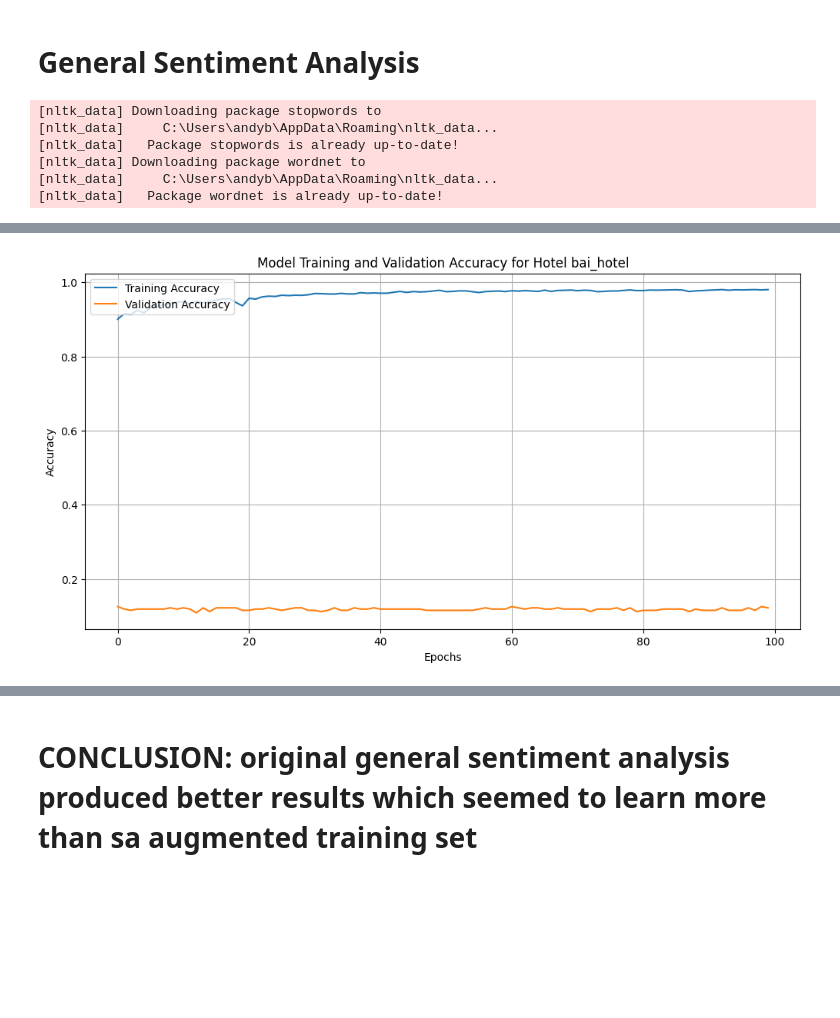
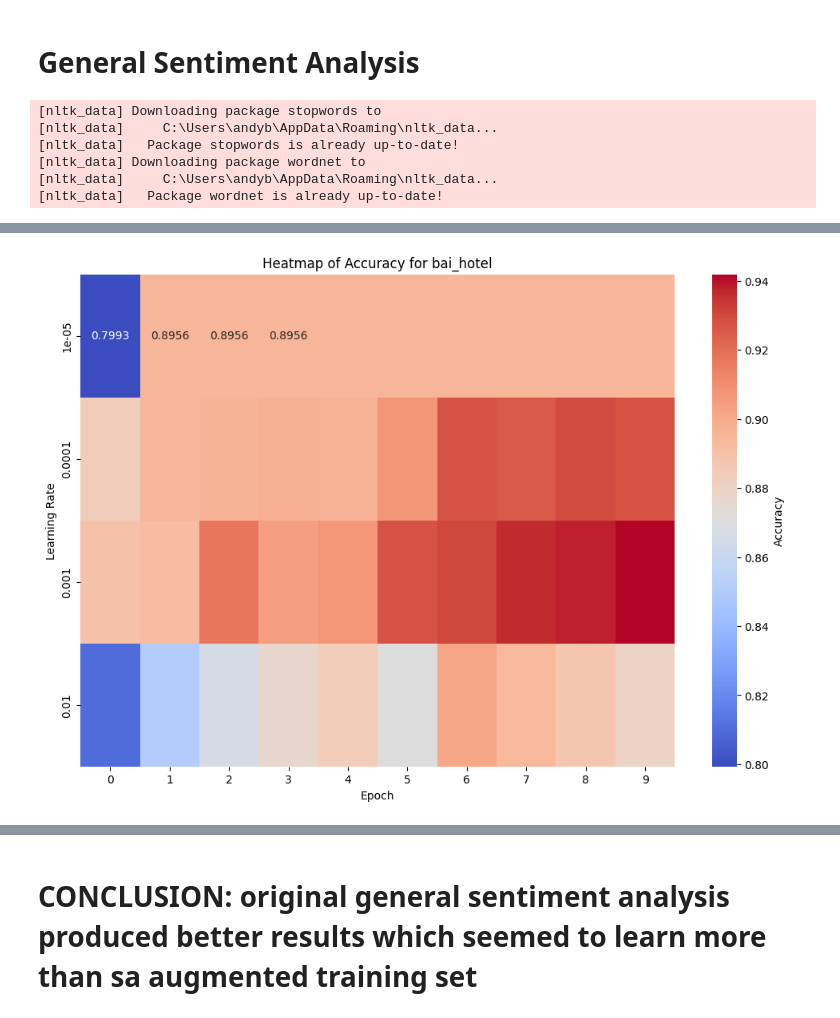
Before and after one commit to sanashii/pointview, a Jupyter notebook: MODEL EXPERIMENTS/data_augmentation.ipynb, the cells around one changed output, grey strips where cells are left out. Saved outputs shown, nothing was run; the diff lists cells and outputs as text; code cells hidden in the pictures; blank space fills up the shorter version.

Commit message:
general SA with heatmap illustrations

```diff
--- a/MODEL EXPERIMENTS/data_augmentation.ipynb
+++ b/MODEL EXPERIMENTS/data_augmentation.ipynb
@@ -685,6 +682,7 @@ from tensorflow.keras.preprocessing.text import Tokenizer
 from tensorflow.keras.preprocessing.sequence import pad_sequences
 from tensorflow.keras.layers import Input, Embedding, Conv1D, MaxPooling1D, LSTM, Bidirectional, Dense, Flatten, Dropout
 from tensorflow.keras.models import Model
+from tensorflow.keras.optimizers import Adam
 from sklearn.model_selection import train_test_split
 from sklearn.preprocessing import MinMaxScaler
 from sklearn.metrics import confusion_matrix, classification_report, mean_squared_error
@@ -702,7 +700,7 @@ VOCAB_SIZE = 10000
 EMBEDDING_DIM = 100
 MAX_SEQUENCE_LENGTH = 200
 BATCH_SIZE = 32
-EPOCHS = 100
+EPOCHS = 10
 
 # Initialize lemmatizer and stopwords
 lemmatizer = WordNetLemmatizer()
@@ -730,7 +728,7 @@ def load_data(hotel_name):
         return None
 
 # Train and evaluate the model for a single hotel
-def train_and_evaluate_model(x_train, x_test, y_train, y_test, label):
+def train_and_evaluate_model_with_heatmap(x_train, x_test, y_train, y_test, label, learning_rate):
     try:
         input_text = Input(shape=(MAX_SEQUENCE_LENGTH,))
         embedding = Embedding(VOCAB_SIZE, EMBEDDING_DIM, input_length=MAX_SEQUENCE_LENGTH)(input_text)
@@ -742,83 +740,64 @@ def train_and_evaluate_model(x_train, x_test, y_train, y_test, label):
         output = Dense(1, activation='sigmoid')(flat)
         model = Model(inputs=input_text, outputs=output)
 
-        model.compile(optimizer='adam', loss='binary_crossentropy', metrics=['accuracy'])
+        # Use the specified learning rate
+        optimizer = Adam(learning_rate=learning_rate)
+        model.compile(optimizer=optimizer, loss='binary_crossentropy', metrics=['accuracy'])
 
-        print(f"\n\n\nTraining the CNN-biLSTM model for {label}...")
+        print(f"\n\n\nTraining the CNN-biLSTM model for {label} with learning rate {learning_rate}...")
 
         # Calculate class weights
         class_weights = {0: len(y_train) / (2 * np.bincount(y_train == 0)[0]),
                         1: len(y_train) / (2 * np.bincount(y_train == 1)[1])}
 
         # Train the model with class weights
-        history = model.fit(x_train, y_train, epochs=EPOCHS, batch_size=BATCH_SIZE, validation_split=0.1, class_weight=class_weights)
+        history = model.fit(x_train, y_train, epochs=EPOCHS, batch_size=BATCH_SIZE, validation_split=0.1, class_weight=class_weights, verbose=0)
 
-        plt.figure(figsize=(12, 6))
-        plt.plot(history.history['accuracy'], label='Training Accuracy')
-        plt.plot(history.history['val_accuracy'], label='Validation Accuracy')
-        plt.title(f'Model Training and Validation Accuracy for {label}')
-        plt.xlabel('Epochs')
-        plt.ylabel('Accuracy')
-        plt.legend(loc='upper left')
-        plt.grid(True)
-        plt.show()
+        # Extract accuracy data for heatmap
+        accuracy_data = history.history['accuracy']
+        validation_accuracy_data = history.history['val_accuracy']
 
-        plt.figure(figsize=(12, 6))
-        plt.plot(history.history['loss'], label='Training Loss')
-        plt.plot(history.history['val_loss'], label='Validation Loss')
-        plt.title(f'Model Training and Validation Loss for {label}')
-        plt.xlabel('Epochs')
-        plt.ylabel('Loss')
-        plt.legend(loc='upper right')
-        plt.grid(True)
-        plt.show()
-
-        loss, accuracy = model.evaluate(x_test, y_test)
-        print(f"Test Loss for {label}: {loss}")
-        print(f"Test Accuracy for {label}: {accuracy}")
-
-        y_pred_prob = model.predict(x_test)
-        y_pred = (y_pred_prob > 0.5).astype(int)
-
-        # Ensure y_test is binary for classification report
-        y_test_binary = (y_test > 0.5).astype(int)
-
-        print(f"\nClassification Report for {label}:")
-        print(classification_report(y_test_binary, y_pred, target_names=['Negative', 'Positive']))
-
-        conf_matrix = confusion_matrix(y_test_binary, y_pred)
-        plt.figure(figsize=(8, 6))
-        sns.heatmap(conf_matrix, annot=True, fmt='d', cmap='Blues', xticklabels=['Negative', 'Positive'], yticklabels=['Negative', 'Positive'])
-        plt.xlabel('Predicted')
-        plt.ylabel('True')
-        plt.title(f'Confusion Matrix for {label}')
-        plt.show()
-
-        # Evaluate regression metrics for continuous predictions
-        mse = mean_squared_error(y_test, y_pred_prob)
-        print(f"Mean Squared Error for {label}: {mse}")
-
-        # Save and print the predicted sentiment values
-        output_folder = f"../predictions/{hotel_folder_mapping[label.split()[1]]}"
-        os.makedirs(output_folder, exist_ok=True)
-        np.savez_compressed(os.path.join(output_folder, f"{label}_predictions.npz"), y_pred_prob=y_pred_prob)
-        print(f"Predicted sentiment values for {label} saved in {output_folder}")
+        return accuracy_data, validation_accuracy_data
 
     except Exception as e:
         print(f"Error during training and evaluation for {label}: {e}")
+        return None, None
+
+# Heatmap generation
+def generate_heatmap(hotel, epochs, learning_rates, accuracy_results):
+    accuracy_df = pd.DataFrame(accuracy_results, index=learning_rates, columns=epochs)
+
+    plt.figure(figsize=(12, 8))
+    sns.heatmap(accuracy_df, annot=True, fmt=".4f", cmap='coolwarm', cbar_kws={'label': 'Accuracy'})
+    plt.title(f"Heatmap of Accuracy for {hotel}")
+    plt.xlabel("Epoch")
+    plt.ylabel("Learning Rate")
+    plt.show()
 
 # List of hotels
 hotels = ['bai_hotel', 'dusit_thani_mactan', 'fairfield_by_marriott_cebu', 'jpark_island_resort_and_waterpark', 'seda_ayala_center_cebu', 'waterfront_hotel_and_casino']
 
-# Perform sentiment analysis for each hotel
+# Learning rates to try
+learning_rates = [1e-5, 1e-4, 1e-3, 1e-2]
+epochs = list(range(EPOCHS))
+
+# Perform sentiment analysis for each hotel and generate heatmaps
 for hotel in hotels:
     data = load_data(hotel)
     if data is not None:
         x_train, x_test, y_train, y_test = data['x_train'], data['x_test'], data['y_train'], data['y_test']
-        train_and_evaluate_model(x_train, x_test, y_train, y_test, f'Hotel {hotel}')
+        accuracy_results = []
+
+        for lr in learning_rates:
+            accuracy_data, _ = train_and_evaluate_model_with_heatmap(x_train, x_test, y_train, y_test, f'Hotel {hotel}', lr)
+            if accuracy_data is not None:
+                accuracy_results.append(accuracy_data)
+
+        # Generate the heatmap for the current hotel
+        if accuracy_results:
+            generate_heatmap(hotel, epochs, learning_rates, accuracy_results)
     else:
         print(f"Skipping sentiment analysis for {hotel} due to data loading error.")
-
 
 ###! GENERAL ANALYSIS OF RESULTS:
 # ! 1. potential overfitting : the imbalance is likely causing the model to be biased towards predicting the positive class
@@ -857 +832 @@ Epoch 100/100
-[figure, old version]
+[figure, new version]
```
Also changed, not shown: parts of 6 cells of this notebook, 6 other files.
